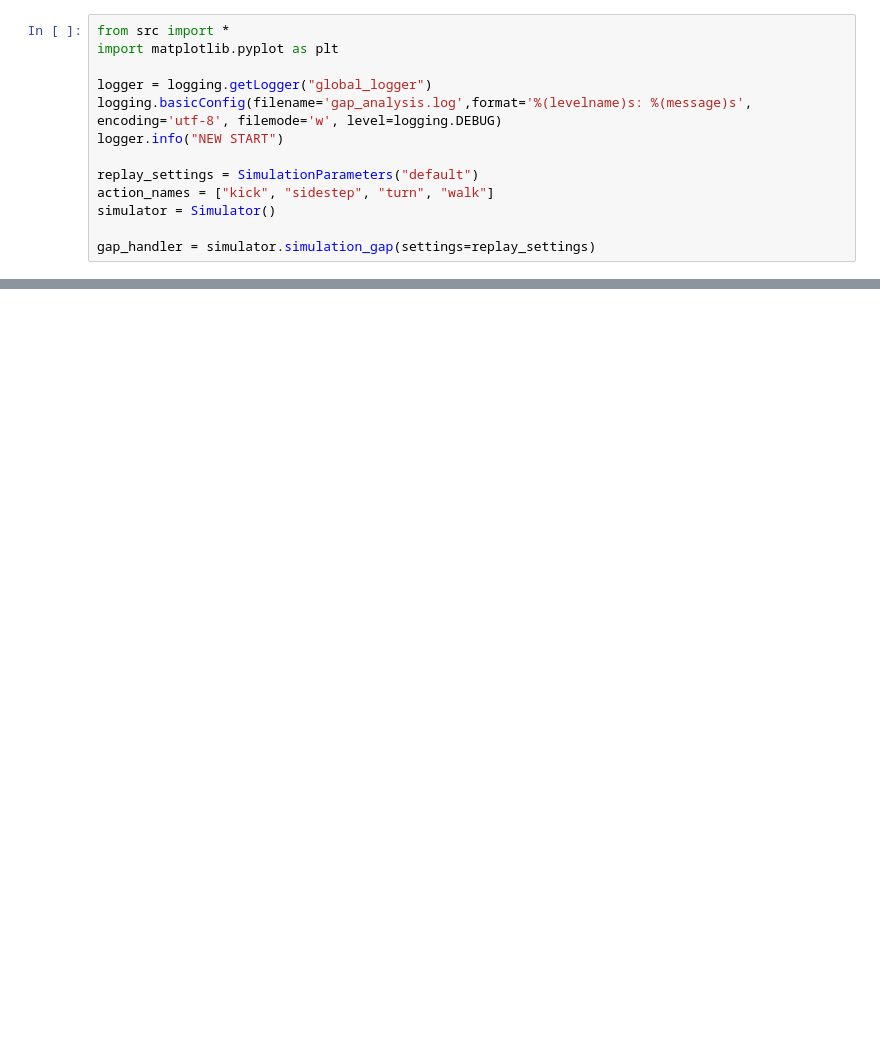
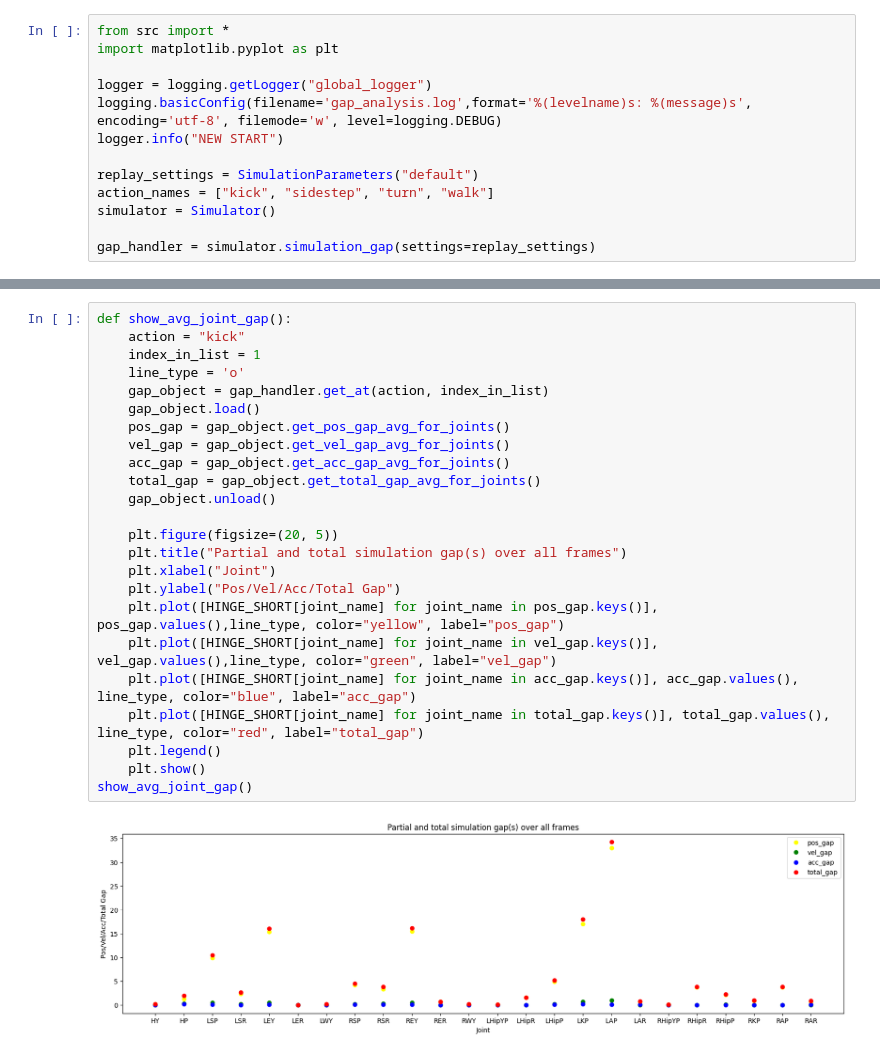
Before and after one commit to DasWHYYYDerWoche/MasterThesis, a Jupyter notebook: gap_analysis.ipynb, the cells around one changed output, grey strips where cells are left out. Saved outputs shown, nothing was run; the diff lists cells and outputs as text; blank space fills up the shorter version.

```diff
--- a/gap_analysis.ipynb
+++ b/gap_analysis.ipynb
@@ -115,0 +153,26 @@ plt.show()
+# %%
+def show_avg_joint_gap():
+    action = "kick"
+    index_in_list = 1
+    line_type = 'o'
+    gap_object = gap_handler.get_at(action, index_in_list)
+    gap_object.load()
+    pos_gap = gap_object.get_pos_gap_avg_for_joints()
+    vel_gap = gap_object.get_vel_gap_avg_for_joints()
+    acc_gap = gap_object.get_acc_gap_avg_for_joints()
+    total_gap = gap_object.get_total_gap_avg_for_joints()
+    gap_object.unload()
+
+    plt.figure(figsize=(20, 5))
+    plt.title("Partial and total simulation gap(s) over all frames")
+    plt.xlabel("Joint")
+    plt.ylabel("Pos/Vel/Acc/Total Gap")
+    plt.plot([HINGE_SHORT[joint_name] for joint_name in pos_gap.keys()], pos_gap.values(),line_type, color="yellow", label="pos_gap")
+    plt.plot([HINGE_SHORT[joint_name] for joint_name in vel_gap.keys()], vel_gap.values(),line_type, color="green", label="vel_gap")
+    plt.plot([HINGE_SHORT[joint_name] for joint_name in acc_gap.keys()], acc_gap.values(), line_type, color="blue", label="acc_gap")
+    plt.plot([HINGE_SHORT[joint_name] for joint_name in total_gap.keys()], total_gap.values(), line_type, color="red", label="total_gap")
+    plt.legend()
+    plt.show()
+show_avg_joint_gap()
+# %% [output]
+[figure, added]
```
Also changed, not shown: parts of 8 cells of this notebook, 4 other files.
